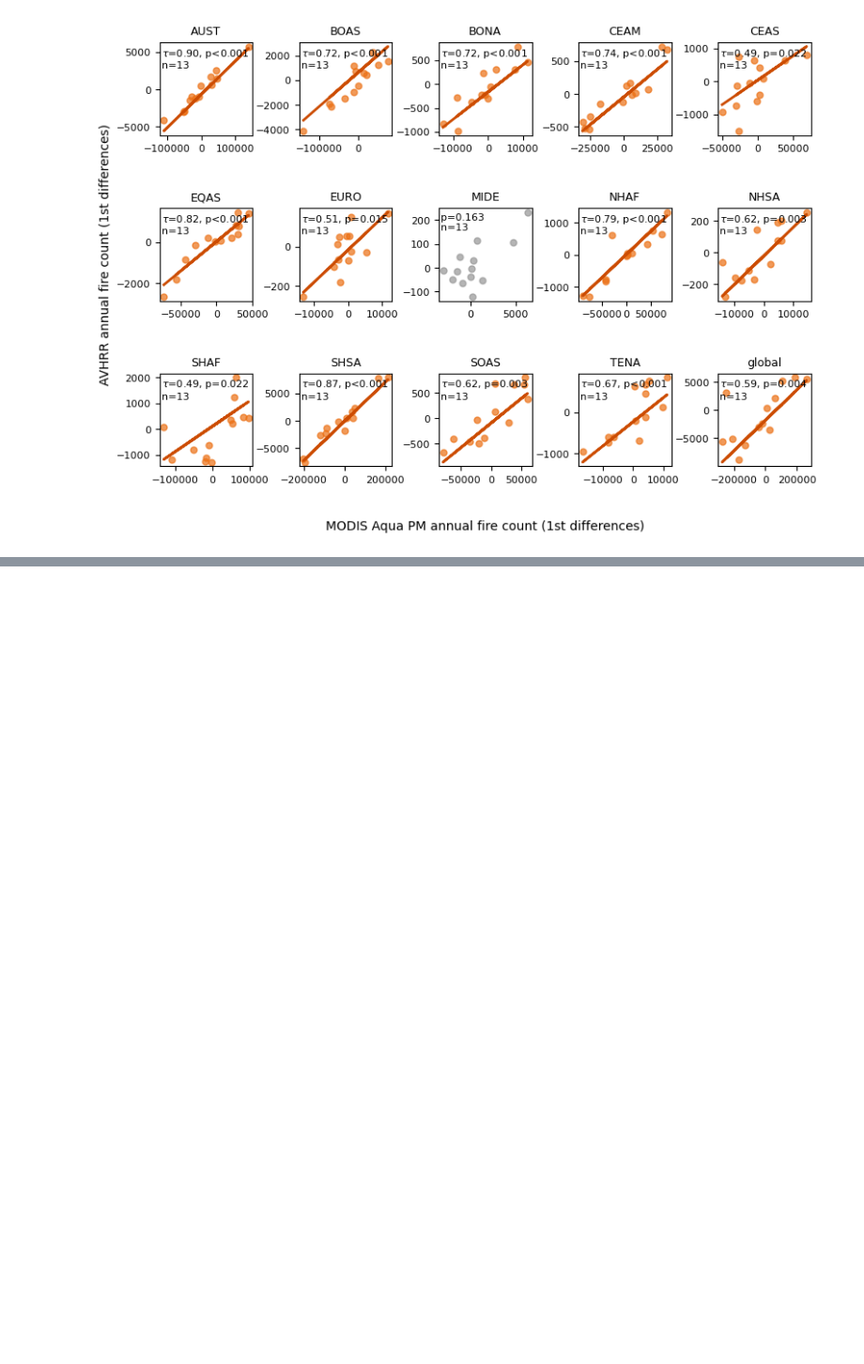
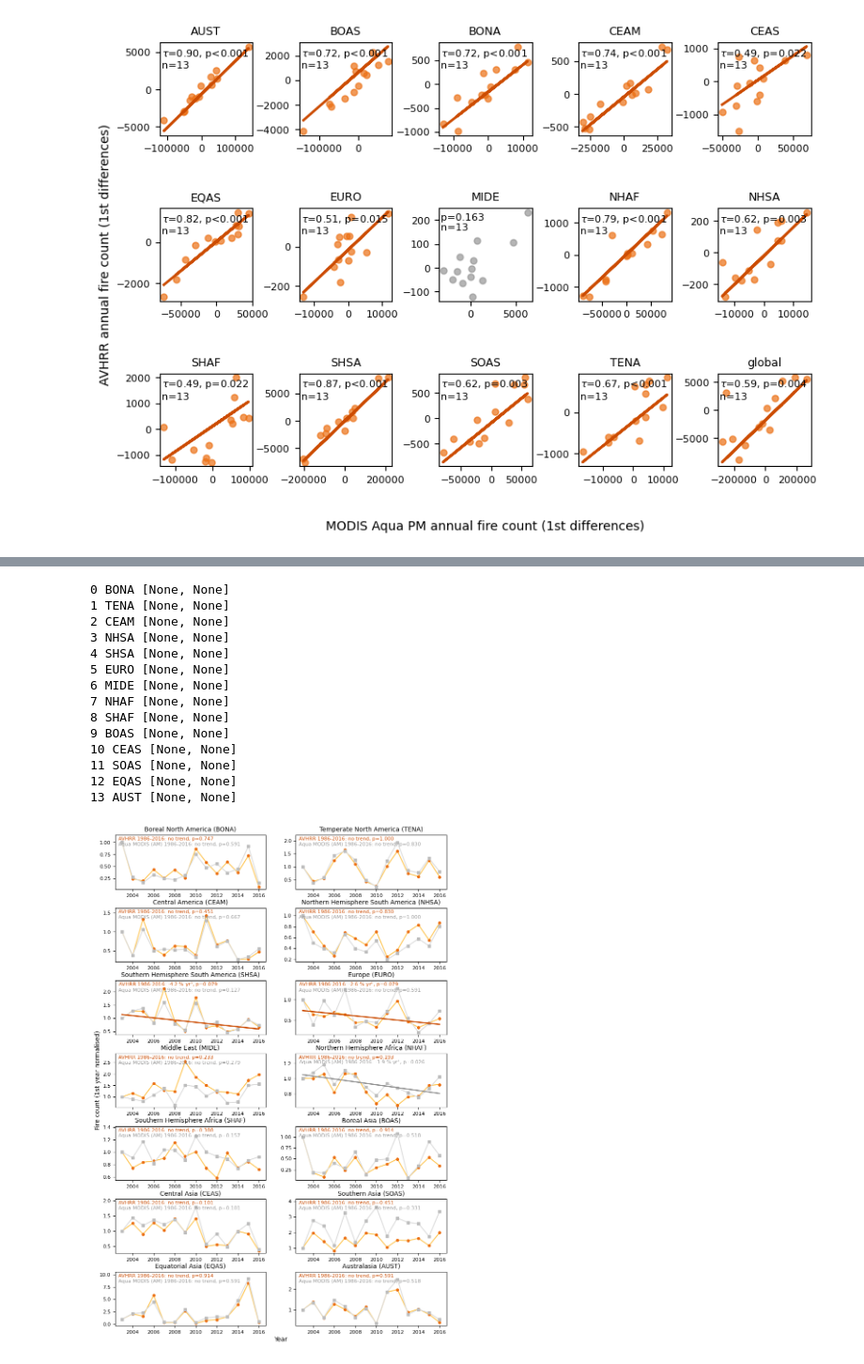
Before and after one commit to mdj4/avhrr-fire, a Jupyter notebook: src/06_intercomparison/03_intercomparison_vs_other_data.ipynb, the cells around one changed output, grey strips where cells are left out. Shown at 94% size. Cells and saved outputs as stored; diff of their text form; code cells hidden in the pictures; blank space fills up the shorter version.

```diff
--- a/src/06_intercomparison/03_intercomparison_vs_other_data.ipynb
+++ b/src/06_intercomparison/03_intercomparison_vs_other_data.ipynb
@@ -522,0 +745,18 @@ summary.to_csv(str(dir_out_figures / 's02_modis_pm_intercomparison.csv'), index=
+# %%
+# turn off all change points, we are now working with a very small part of the avhrr timeseries
+
+region_dict = {'BONA':  [None, None],
+               'TENA':  [None, None],
+               'CEAM':  [None, None],
+               'NHSA':  [None, None],
+               'SHSA':  [None, None],
+               'EURO':  [None, None],
+               'MIDE':  [None, None],
+               'NHAF':  [None, None],
+               'SHAF':  [None, None],
+               'BOAS':  [None, None],
+               'CEAS':  [None, None],
+               'SOAS':  [None, None],
+               'EQAS':  [None, None],
+               'AUST':  [None, None]
+              }
@@ -522,0 +818,40 @@ summary.to_csv(str(dir_out_figures / 's02_modis_pm_intercomparison.csv'), index=
+# %%
+
+fig, axes, stats_tbl = ts_plotter(df=modis2,
+                                xstr='year',
+                                y1str='n_count_avhrr',
+                                y2str='n_count_modis',
+                                series1_str = 'AVHRR',
+                                series2_str = 'Aqua MODIS (AM)',
+                                region_dict=region_dict,
+                                ylab="Fire count (1st year normalised)",
+                                xlab="Year",
+                                av_color_list=av_color_list, fw_color_list=fw_color_list,
+                                nrow=7, ncol=2,
+                                dim = (210*mm,297*mm))
+fig.tight_layout()
+
+
+#figs
+fig.savefig(str(dir_out_figures / 's11_timeseries_AVHRR_vs_MODIS_AM_1st_year_normalised.png'), dpi=1000)
+#fig.savefig(str(dir_out_figures / 's4_timeseries_gfed_vpd_flip.pdf'))
+
+#statstable
+#stats_tbl.to_csv(str(dir_out_figures / 's4_timeseries_gfed_vpd_flip.csv'),index=False)
+#print(stats_tbl)
+# %% [output]
+0 BONA [None, None]
+1 TENA [None, None]
+2 CEAM [None, None]
+3 NHSA [None, None]
+4 SHSA [None, None]
+5 EURO [None, None]
+6 MIDE [None, None]
+7 NHAF [None, None]
+8 SHAF [None, None]
+9 BOAS [None, None]
+10 CEAS [None, None]
+11 SOAS [None, None]
+12 EQAS [None, None]
+13 AUST [None, None]
+[figure, added]
```
Also changed, not shown: parts of 27 cells of this notebook, 1 other file.
